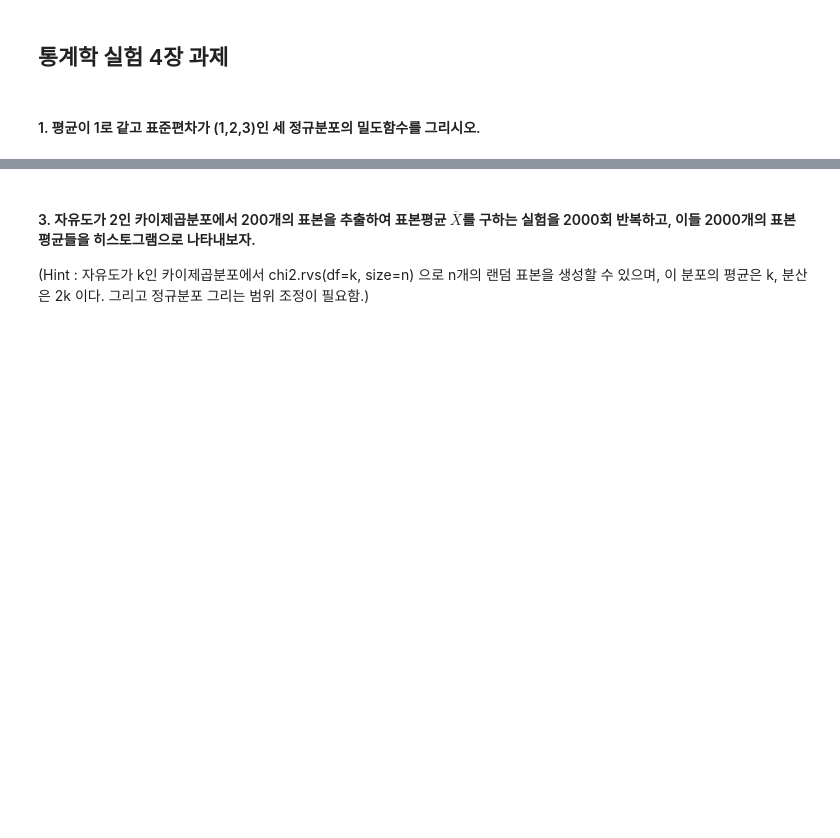
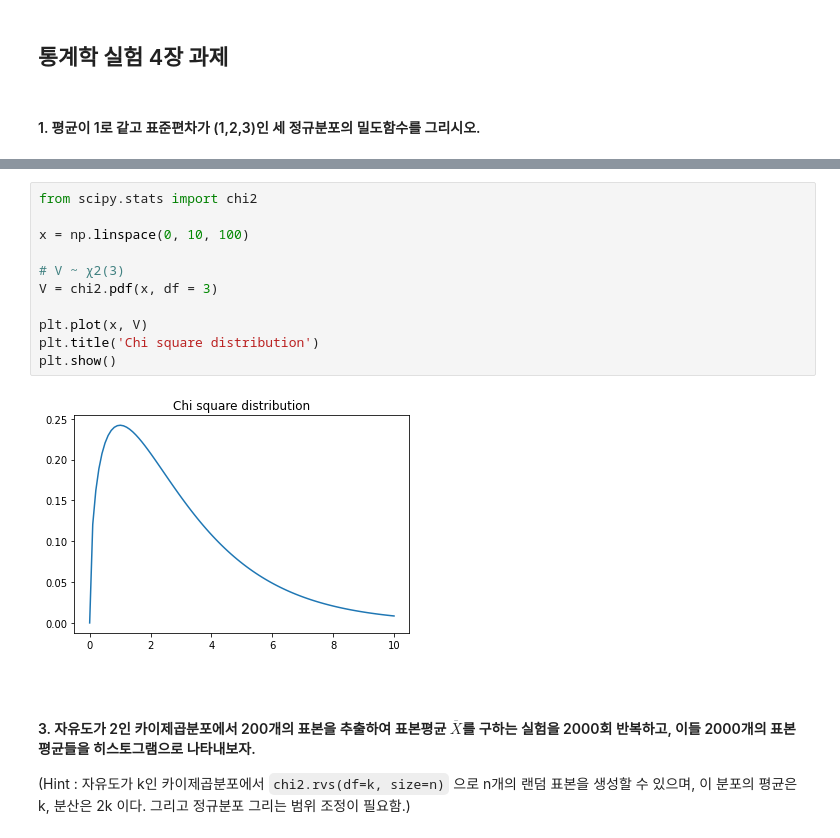
Before and after one commit to simnalamburt/snucse, a Jupyter notebook: 통계학실험/ch04/2013_11392김지현.ipynb, the cells around one changed output, grey strips where cells are left out. Saved outputs shown, nothing was run; the diff lists cells and outputs as text; blank space fills up the shorter version.

```diff
--- a/통계학실험/ch04/2013_11392김지현.ipynb
+++ b/통계학실험/ch04/2013_11392김지현.ipynb
@@ -9,3 +40,18 @@ fx = norm.pdf(x, loc = 0, scale = 1) 대신 fx = chi2.pdf(x, df = 3) 으로 바
+# %%
+from scipy.stats import chi2
+
+x = np.linspace(0, 10, 100)
+
+# V ~ χ2(3)
+V = chi2.pdf(x, df = 3)
+
+plt.plot(x, V)
+plt.title('Chi square distribution')
+plt.show()
+# %% [output]
+[figure, added]
 # %% [markdown]
+&nbsp;
+
 #### 3. 자유도가 2인 카이제곱분포에서 200개의 표본을 추출하여 표본평균 $\overline{X}$를 구하는 실험을 2000회 반복하고, 이들 2000개의 표본평균들을 히스토그램으로 나타내보자.
-(Hint : 자유도가 k인 카이제곱분포에서 chi2.rvs(df=k, size=n) 으로 n개의 랜덤 표본을 생성할 수 있으며,  이 분포의 평균은 k, 분산은 2k 이다. 그리고 정규분포 그리는 범위 조정이 필요함.)
+(Hint : 자유도가 k인 카이제곱분포에서 `chi2.rvs(df=k, size=n)` 으로 n개의 랜덤 표본을 생성할 수 있으며,  이 분포의 평균은 k, 분산은 2k 이다. 그리고 정규분포 그리는 범위 조정이 필요함.)
```
Also changed, not shown: parts of 15 cells of this notebook, 2 other files.
